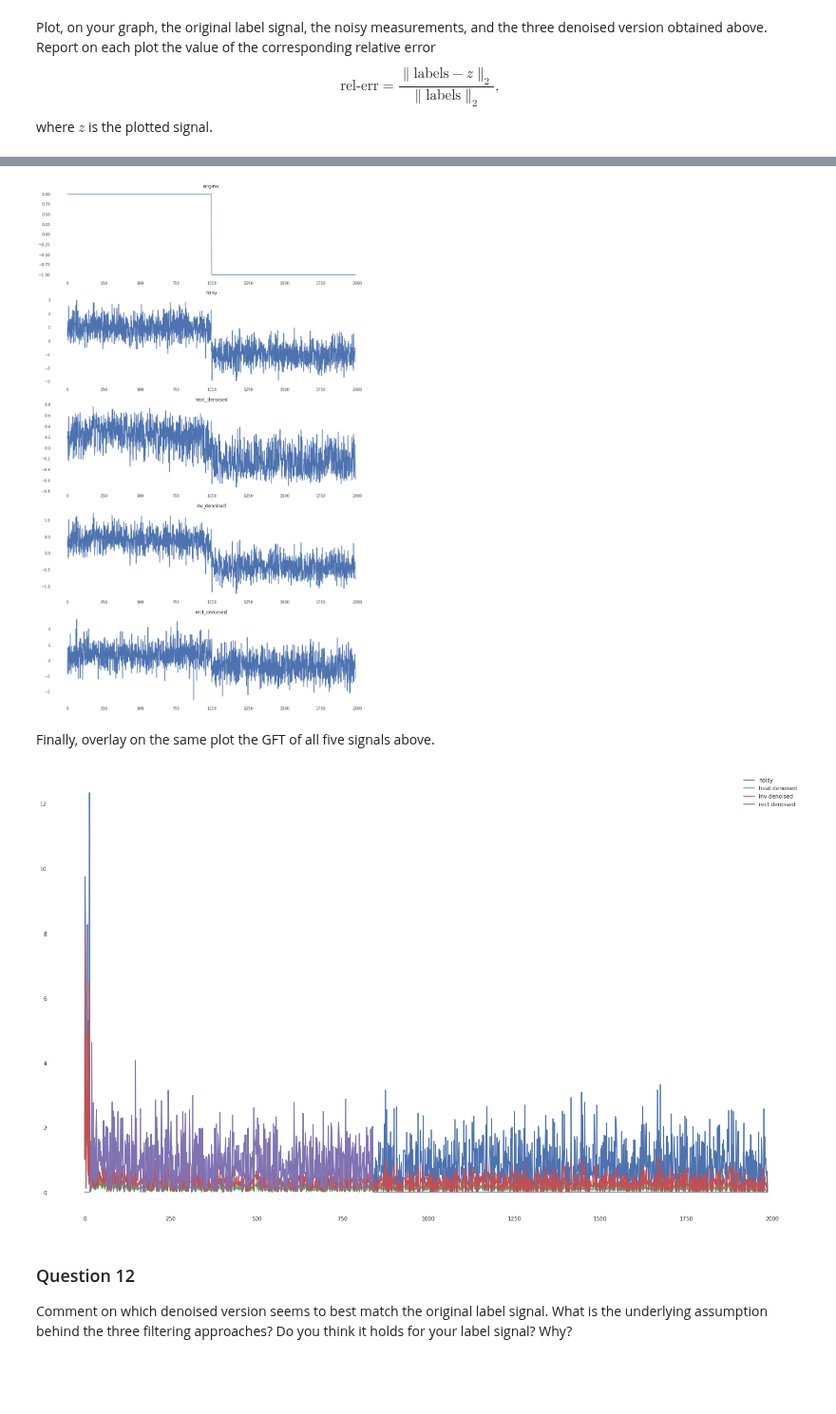
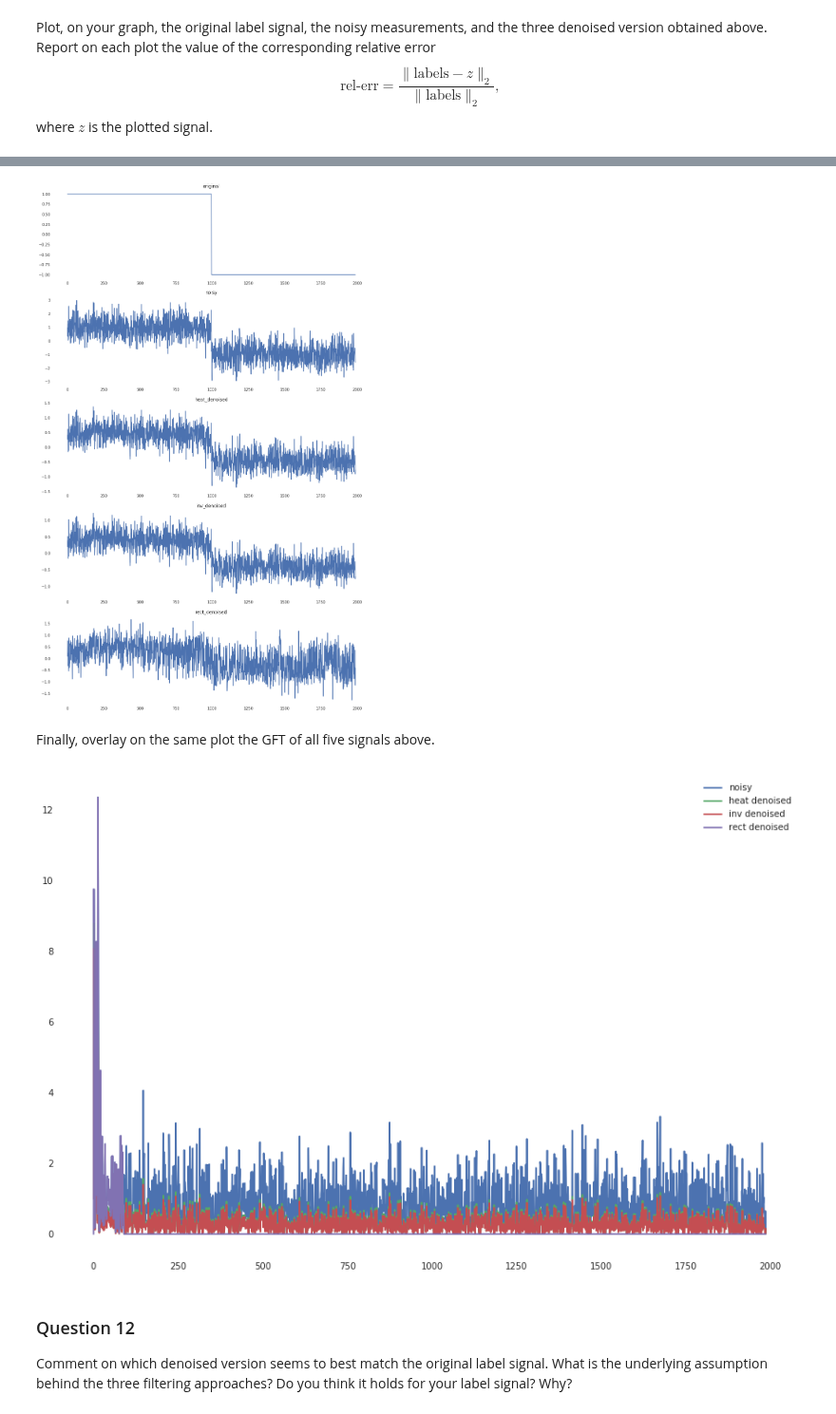
Before and after one commit to TTimTT/NTDS_Project, a Jupyter notebook: milestone_4/Tim_graph_signal_processing.ipynb, the cells around one changed output, grey strips where cells are left out. Shown at 95% size. Drawn from its saved outputs; the diff is of its cells as text; code cells hidden in the pictures; blank space fills up the shorter version.

```diff
--- a/milestone_4/Tim_graph_signal_processing.ipynb
+++ b/milestone_4/Tim_graph_signal_processing.ipynb
@@ -404,9 +418,9 @@ The solution corresponds to a low-pass filter which is actually the inverse filt
 
 Now, denoise the noisy measurements by passing them through the filters that you implemented in Question 6. Choose the filter parameters based on the behavior of the GFT of your original label signal (this is the prior knowledge that you input to the problem).
 # %%
-z_heat_denoised = graph_filter(noisy_measurements, heat_kernel, e=e, t=2)
+z_heat_denoised = graph_filter(noisy_measurements, heat_kernel, e=e, t=1)
 z_inv_denoised = graph_filter(noisy_measurements, inverse_kernel, e=e, t=2)
-z_rect_denoised = graph_filter(noisy_measurements, rectangle_kernel, e=e, l_min=0.5, l_max=1)
+z_rect_denoised = graph_filter(noisy_measurements, rectangle_kernel, e=e, l_min=0, l_max=0.9)
 # %% [markdown]
 Plot, on your graph, the original label signal, the noisy measurements, and the three denoised version obtained above. Report on each plot the value of the corresponding relative error
 $$
@@ -468,19 +493,19 @@ axes[4].set_title('rect_denoised')
 #
 plt.show()
 # %% [output]
-[figure, old version]
+[figure, new version]
 # %% [markdown]
 Finally, overlay on the same plot the GFT of all five signals above.
 # %%
-fig=plt.figure(figsize=(25, 15))
+fig=plt.figure(figsize=(15, 10))
 plt.plot(abs(GFT(noisy_measurements)), label='noisy')
 plt.plot(abs(GFT(z_heat_denoised)), label='heat denoised')
 plt.plot(abs(GFT(z_inv_denoised)), label='inv denoised')
 plt.plot(abs(GFT(z_rect_denoised)), label='rect denoised')
 plt.legend()
 plt.show()
 # %% [output]
-[figure, old version]
+[figure, new version]
 # %% [markdown]
 ### Question 12
 
```
Also changed, not shown: parts of 9 cells of this notebook.
